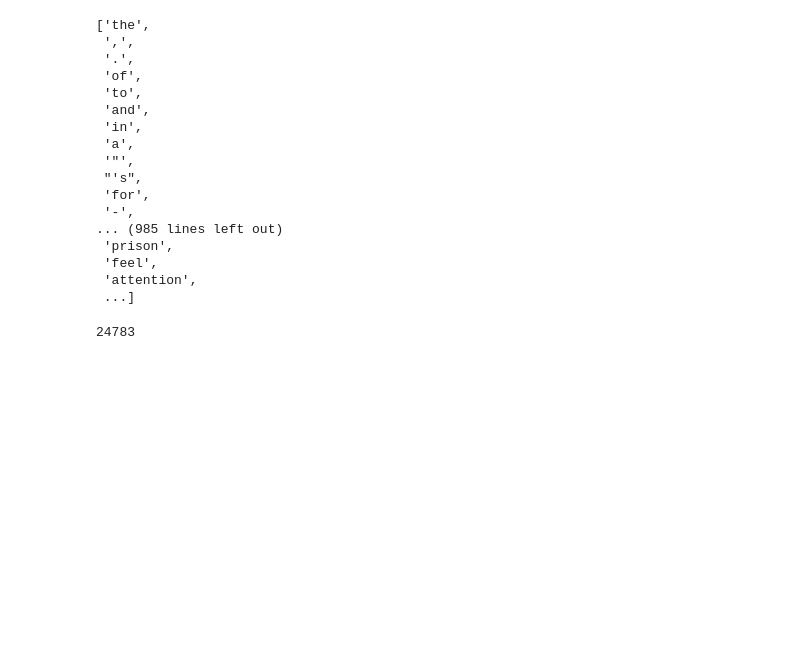
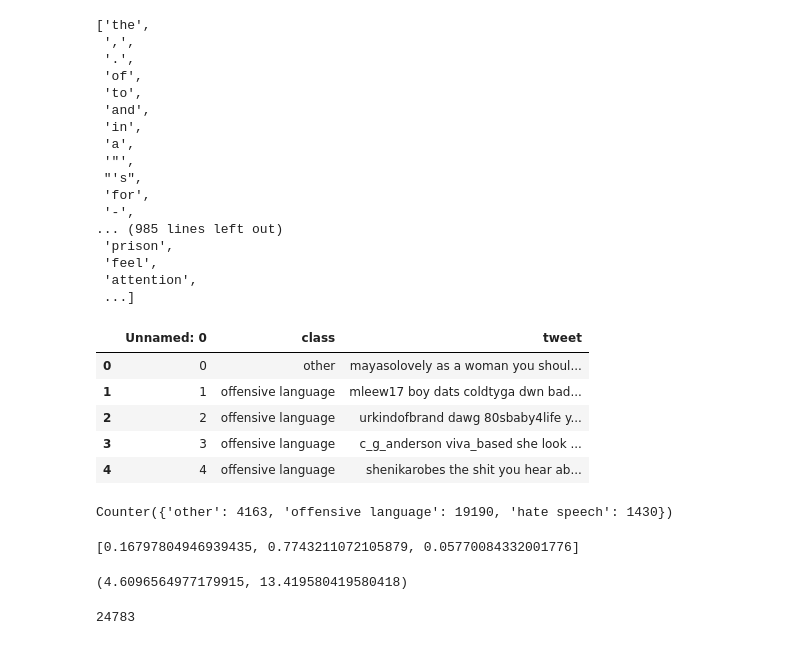
Before and after one commit to ySharma0/Is-It-a-Safe-Space, a Jupyter notebook: Hackmerced.ipynb, the cells around one changed output. Cells and saved outputs as stored; diff of their text form; code cells hidden in the pictures; blank space fills up the shorter version.

```diff
--- a/Hackmerced.ipynb
+++ b/Hackmerced.ipynb
@@ -134,6 +131,30 @@ class Merger():
             int_tokens = int_tokens[:self.max_length]
         int_tokens = torch.tensor(int_tokens)
         return(int_tokens, label)
+# %%
+df = pd.read_csv("new_data.csv")
+df.head()
+# %% [output]
+|  | Unnamed: 0 | class | tweet |
+| 0 | 0 | other | mayasolovely as a woman you shoul... |
+| 1 | 1 | offensive language | mleew17 boy dats coldtyga dwn bad... |
+| 2 | 2 | offensive language | urkindofbrand dawg 80sbaby4life y... |
+| 3 | 3 | offensive language | c_g_anderson viva_based she look ... |
+| 4 | 4 | offensive language | shenikarobes the shit you hear ab... |
+# %%
+class_counter = Counter(df['class'])
+class_counter
+# %% [output]
+Counter({'other': 4163, 'offensive language': 19190, 'hate speech': 1430})
+# %%
+ratios = [x/24783 for x in class_counter.values()]
+ratios
+# %% [output]
+[0.16797804946939435, 0.7743211072105879, 0.05770084332001776]
+# %%
+ratios[1]/ratios[0], ratios[1]/ratios[2]
+# %% [output]
+(4.6096564977179915, 13.419580419580418)
 # %%
 dataset = Merger( './new_data.csv', 50)
 len(dataset)
```
Also changed, not shown: parts of 19 cells of this notebook, 2 other files.
